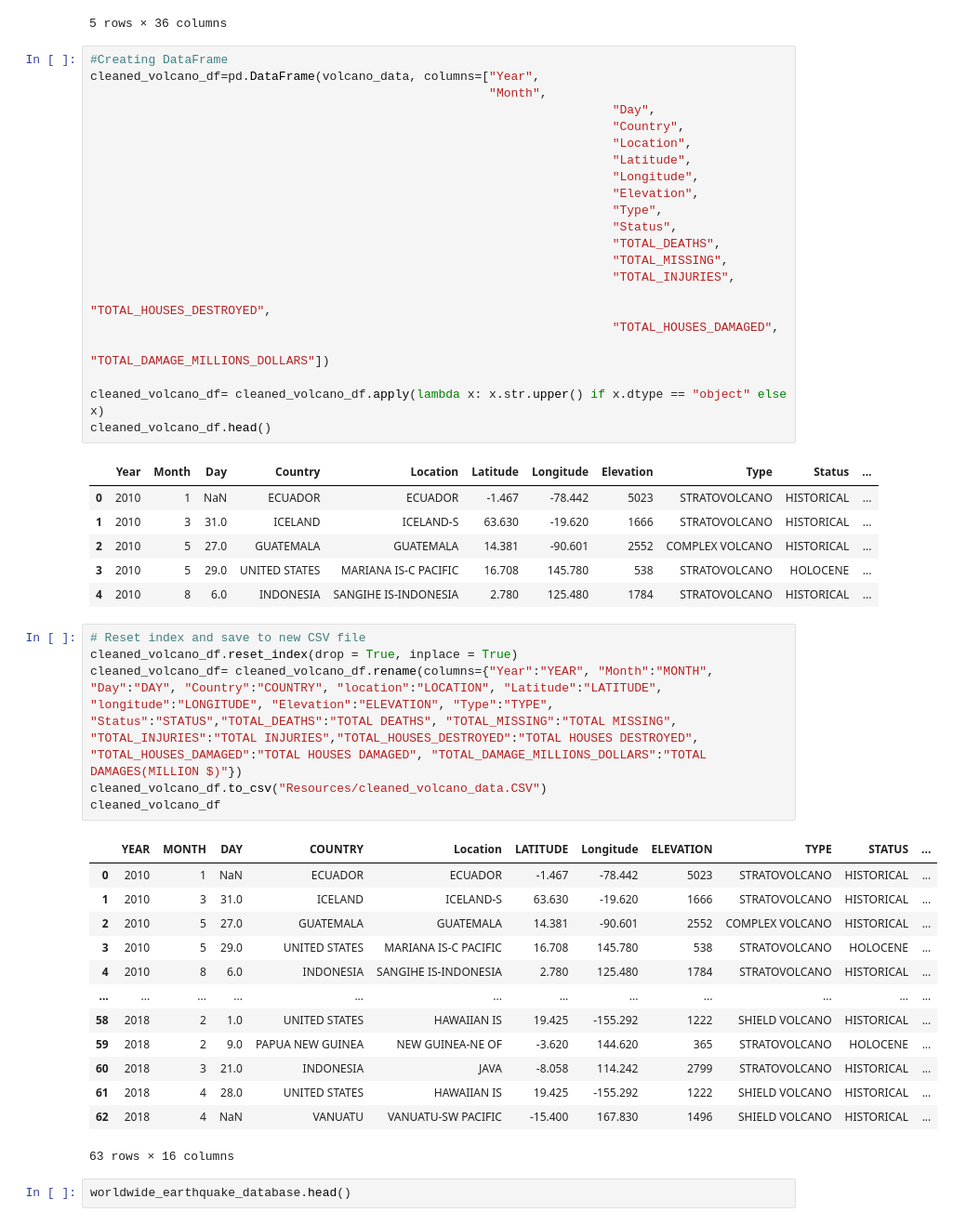
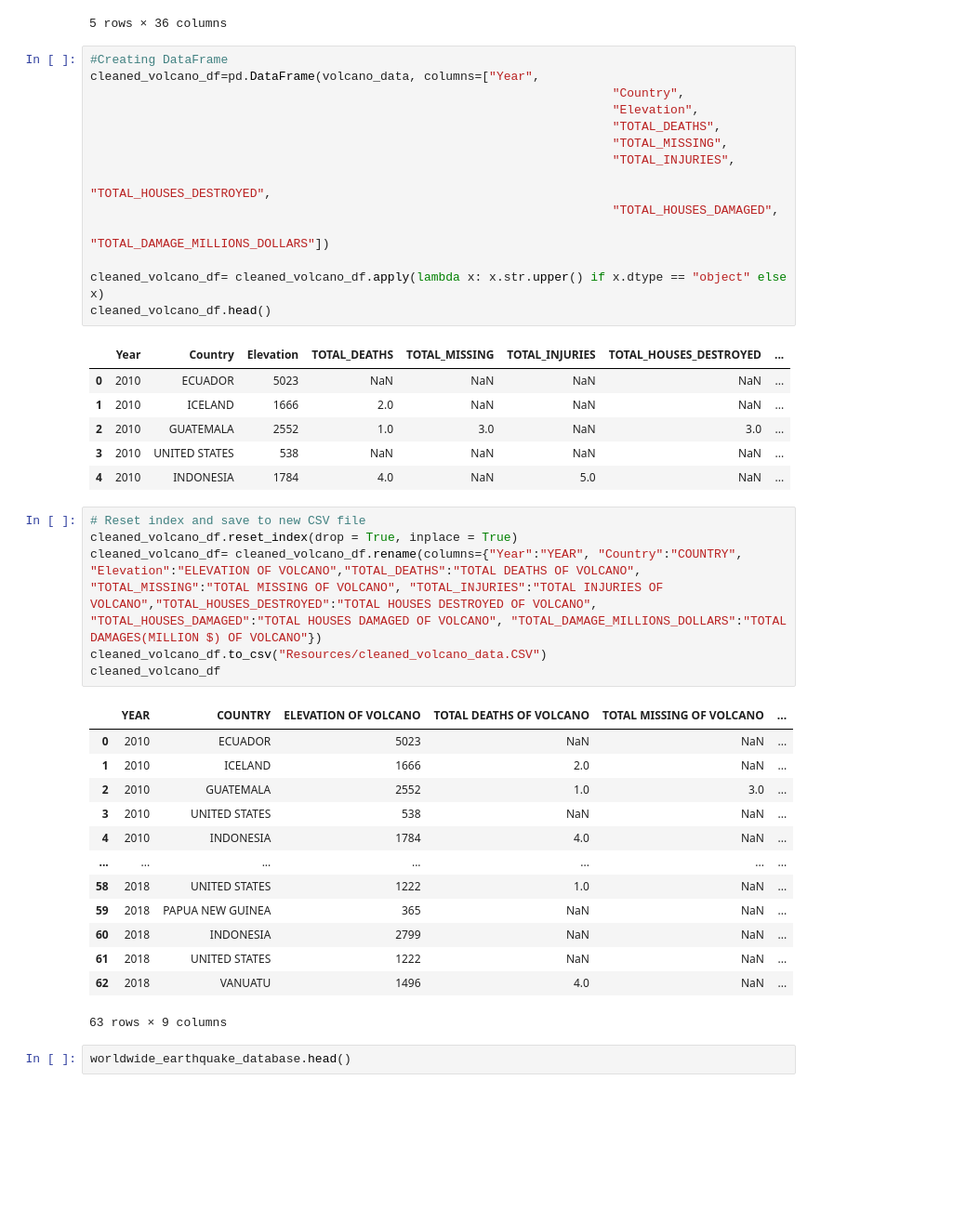
Before and after one commit to macadyls/Natural-Disaster-Support-ETL, a Jupyter notebook: Branch-Nasrin/data_cleaning.ipynb, the cells around one changed output. Shown: that part at 93% size. Cells and saved outputs as stored; diff of their text form; blank space fills up the shorter version.

```diff
--- a/Branch-Nasrin/data_cleaning.ipynb
+++ b/Branch-Nasrin/data_cleaning.ipynb
@@ -24,15 +24,8 @@ volcano_data.head()
 # %%
 #Creating DataFrame
 cleaned_volcano_df=pd.DataFrame(volcano_data, columns=["Year",
-                                                       "Month",
-                                                                        "Day",
                                                                         "Country",
-                                                                        "Location",
-                                                                        "Latitude",
-                                                                        "Longitude",
                                                                         "Elevation",
-                                                                        "Type",
-                                                                        "Status",
                                                                         "TOTAL_DEATHS",
                                                                         "TOTAL_MISSING",
                                                                         "TOTAL_INJURIES",
@@ -43,32 +36,32 @@ cleaned_volcano_df=pd.DataFrame(volcano_data, columns=["Year",
 cleaned_volcano_df= cleaned_volcano_df.apply(lambda x: x.str.upper() if x.dtype == "object" else x)
 cleaned_volcano_df.head()
 # %% [output]
-|  | Year | Month | Day | Country | Location | Latitude | Longitude | Elevation | Type | Status | ... |
-| 0 | 2010 | 1 | NaN | ECUADOR | ECUADOR | -1.467 | -78.442 | 5023 | STRATOVOLCANO | HISTORICAL | ... |
-| 1 | 2010 | 3 | 31.0 | ICELAND | ICELAND-S | 63.630 | -19.620 | 1666 | STRATOVOLCANO | HISTORICAL | ... |
-| 2 | 2010 | 5 | 27.0 | GUATEMALA | GUATEMALA | 14.381 | -90.601 | 2552 | COMPLEX VOLCANO | HISTORICAL | ... |
-| 3 | 2010 | 5 | 29.0 | UNITED STATES | MARIANA IS-C PACIFIC | 16.708 | 145.780 | 538 | STRATOVOLCANO | HOLOCENE | ... |
-| 4 | 2010 | 8 | 6.0 | INDONESIA | SANGIHE IS-INDONESIA | 2.780 | 125.480 | 1784 | STRATOVOLCANO | HISTORICAL | ... |
+|  | Year | Country | Elevation | TOTAL_DEATHS | TOTAL_MISSING | TOTAL_INJURIES | TOTAL_HOUSES_DESTROYED | ... |
+| 0 | 2010 | ECUADOR | 5023 | NaN | NaN | NaN | NaN | ... |
+| 1 | 2010 | ICELAND | 1666 | 2.0 | NaN | NaN | NaN | ... |
+| 2 | 2010 | GUATEMALA | 2552 | 1.0 | 3.0 | NaN | 3.0 | ... |
+| 3 | 2010 | UNITED STATES | 538 | NaN | NaN | NaN | NaN | ... |
+| 4 | 2010 | INDONESIA | 1784 | 4.0 | NaN | 5.0 | NaN | ... |
 # %%
 # Reset index and save to new CSV file
 cleaned_volcano_df.reset_index(drop = True, inplace = True)
-cleaned_volcano_df= cleaned_volcano_df.rename(columns={"Year":"YEAR", "Month":"MONTH", "Day":"DAY", "Country":"COUNTRY", "location":"LOCATION", "Latitude":"LATITUDE", "longitude":"LONGITUDE", "Elevation":"ELEVATION", "Type":"TYPE", "Status":"STATUS","TOTAL_DEATHS":"TOTAL DEATHS", "TOTAL_MISSING":"TOTAL MISSING", "TOTAL_INJURIES":"TOTAL INJURIES","TOTAL_HOUSES_DESTROYED":"TOTAL HOUSES DESTROYED", "TOTAL_HOUSES_DAMAGED":"TOTAL HOUSES DAMAGED", "TOTAL_DAMAGE_MILLIONS_DOLLARS":"TOTAL DAMAGES(MILLION $)"})
+cleaned_volcano_df= cleaned_volcano_df.rename(columns={"Year":"YEAR", "Country":"COUNTRY", "Elevation":"ELEVATION OF VOLCANO","TOTAL_DEATHS":"TOTAL DEATHS OF VOLCANO", "TOTAL_MISSING":"TOTAL MISSING OF VOLCANO", "TOTAL_INJURIES":"TOTAL INJURIES OF VOLCANO","TOTAL_HOUSES_DESTROYED":"TOTAL HOUSES DESTROYED OF VOLCANO", "TOTAL_HOUSES_DAMAGED":"TOTAL HOUSES DAMAGED OF VOLCANO", "TOTAL_DAMAGE_MILLIONS_DOLLARS":"TOTAL DAMAGES(MILLION $) OF VOLCANO"})
 cleaned_volcano_df.to_csv("Resources/cleaned_volcano_data.CSV")
 cleaned_volcano_df
 # %% [output]
-|  | YEAR | MONTH | DAY | COUNTRY | Location | LATITUDE | Longitude | ELEVATION | TYPE | STATUS | ... |
-| 0 | 2010 | 1 | NaN | ECUADOR | ECUADOR | -1.467 | -78.442 | 5023 | STRATOVOLCANO | HISTORICAL | ... |
-| 1 | 2010 | 3 | 31.0 | ICELAND | ICELAND-S | 63.630 | -19.620 | 1666 | STRATOVOLCANO | HISTORICAL | ... |
-| 2 | 2010 | 5 | 27.0 | GUATEMALA | GUATEMALA | 14.381 | -90.601 | 2552 | COMPLEX VOLCANO | HISTORICAL | ... |
-| 3 | 2010 | 5 | 29.0 | UNITED STATES | MARIANA IS-C PACIFIC | 16.708 | 145.780 | 538 | STRATOVOLCANO | HOLOCENE | ... |
-| 4 | 2010 | 8 | 6.0 | INDONESIA | SANGIHE IS-INDONESIA | 2.780 | 125.480 | 1784 | STRATOVOLCANO | HISTORICAL | ... |
-| ... | ... | ... | ... | ... | ... | ... | ... | ... | ... | ... | ... |
-| 58 | 2018 | 2 | 1.0 | UNITED STATES | HAWAIIAN IS | 19.425 | -155.292 | 1222 | SHIELD VOLCANO | HISTORICAL | ... |
-| 59 | 2018 | 2 | 9.0 | PAPUA NEW GUINEA | NEW GUINEA-NE OF | -3.620 | 144.620 | 365 | STRATOVOLCANO | HOLOCENE | ... |
-| 60 | 2018 | 3 | 21.0 | INDONESIA | JAVA | -8.058 | 114.242 | 2799 | STRATOVOLCANO | HISTORICAL | ... |
-| 61 | 2018 | 4 | 28.0 | UNITED STATES | HAWAIIAN IS | 19.425 | -155.292 | 1222 | SHIELD VOLCANO | HISTORICAL | ... |
-| 62 | 2018 | 4 | NaN | VANUATU | VANUATU-SW PACIFIC | -15.400 | 167.830 | 1496 | SHIELD VOLCANO | HISTORICAL | ... |
+|  | YEAR | COUNTRY | ELEVATION OF VOLCANO | TOTAL DEATHS OF VOLCANO | TOTAL MISSING OF VOLCANO | ... |
+| 0 | 2010 | ECUADOR | 5023 | NaN | NaN | ... |
+| 1 | 2010 | ICELAND | 1666 | 2.0 | NaN | ... |
+| 2 | 2010 | GUATEMALA | 2552 | 1.0 | 3.0 | ... |
+| 3 | 2010 | UNITED STATES | 538 | NaN | NaN | ... |
+| 4 | 2010 | INDONESIA | 1784 | 4.0 | NaN | ... |
+| ... | ... | ... | ... | ... | ... | ... |
+| 58 | 2018 | UNITED STATES | 1222 | 1.0 | NaN | ... |
+| 59 | 2018 | PAPUA NEW GUINEA | 365 | NaN | NaN | ... |
+| 60 | 2018 | INDONESIA | 2799 | NaN | NaN | ... |
+| 61 | 2018 | UNITED STATES | 1222 | NaN | NaN | ... |
+| 62 | 2018 | VANUATU | 1496 | 4.0 | NaN | ... |
-63 rows × 16 columns
+63 rows × 9 columns
 # %%
 worldwide_earthquake_database.head()
 # %% [output]
```
Also changed, not shown: parts of 5 cells of this notebook.
